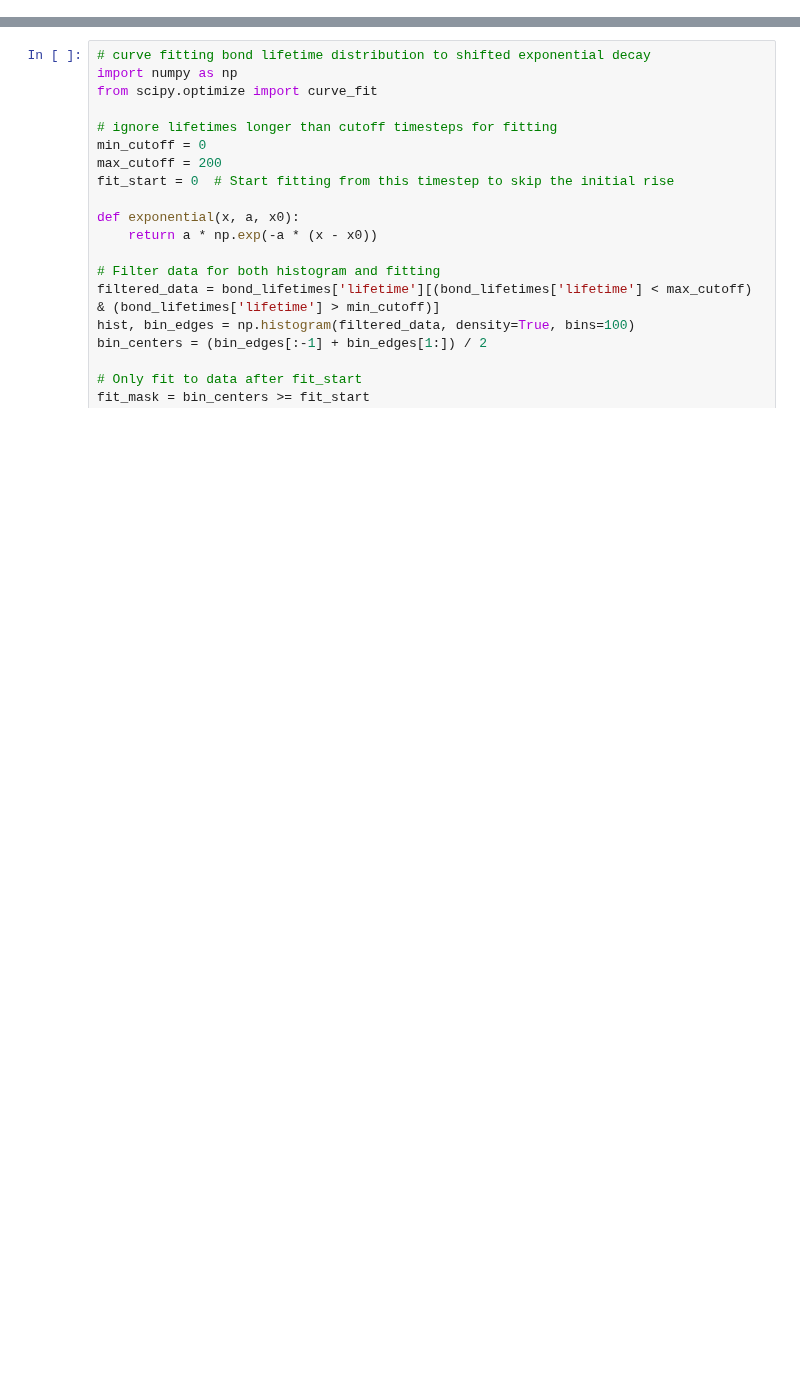
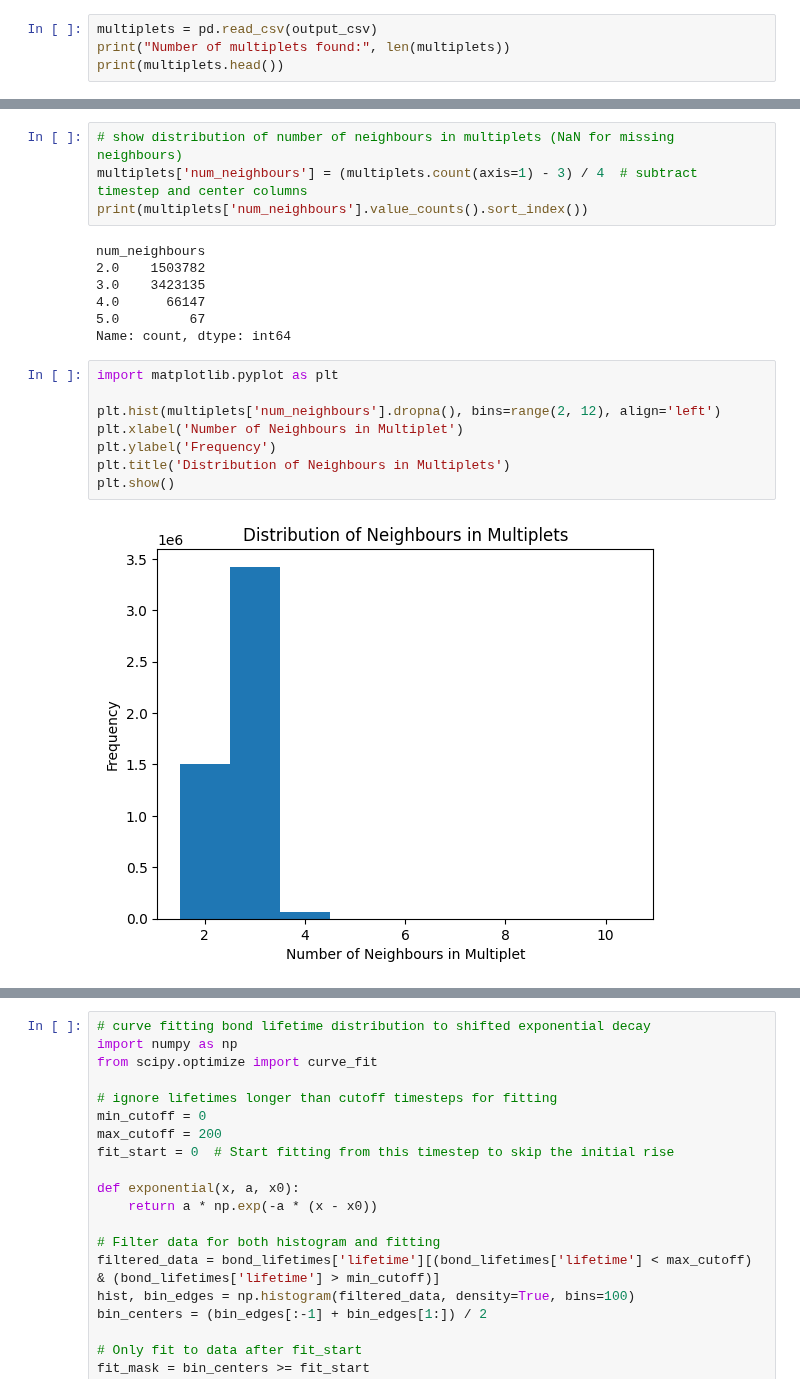
Before and after one commit to anotherbeaver/amine_polymers, a Jupyter notebook: analyze_bonds.ipynb, the cells around one changed output, grey strips where cells are left out. Cells and saved outputs as stored; diff of their text form; blank space fills up the shorter version.

```diff
--- a/analyze_bonds.ipynb
+++ b/analyze_bonds.ipynb
@@ -19,0 +153,4 @@ Number of bonds found: 23373547
+# %%
+multiplets = pd.read_csv(output_csv)
+print("Number of multiplets found:", len(multiplets))
+print(multiplets.head())
@@ -19,0 +175,21 @@ Number of bonds found: 23373547
+# %%
+# show distribution of number of neighbours in multiplets (NaN for missing neighbours)
+multiplets['num_neighbours'] = (multiplets.count(axis=1) - 3) / 4  # subtract timestep and center columns
+print(multiplets['num_neighbours'].value_counts().sort_index())
+# %% [output]
+num_neighbours
+2.0    1503782
+3.0    3423135
+4.0      66147
+5.0         67
+Name: count, dtype: int64
+# %%
+import matplotlib.pyplot as plt
+
+plt.hist(multiplets['num_neighbours'].dropna(), bins=range(2, 12), align='left')
+plt.xlabel('Number of Neighbours in Multiplet')
+plt.ylabel('Frequency')
+plt.title('Distribution of Neighbours in Multiplets')
+plt.show()
+# %% [output]
+[figure, added]
```
Also changed, not shown: parts of 25 cells of this notebook, 9 other files.
